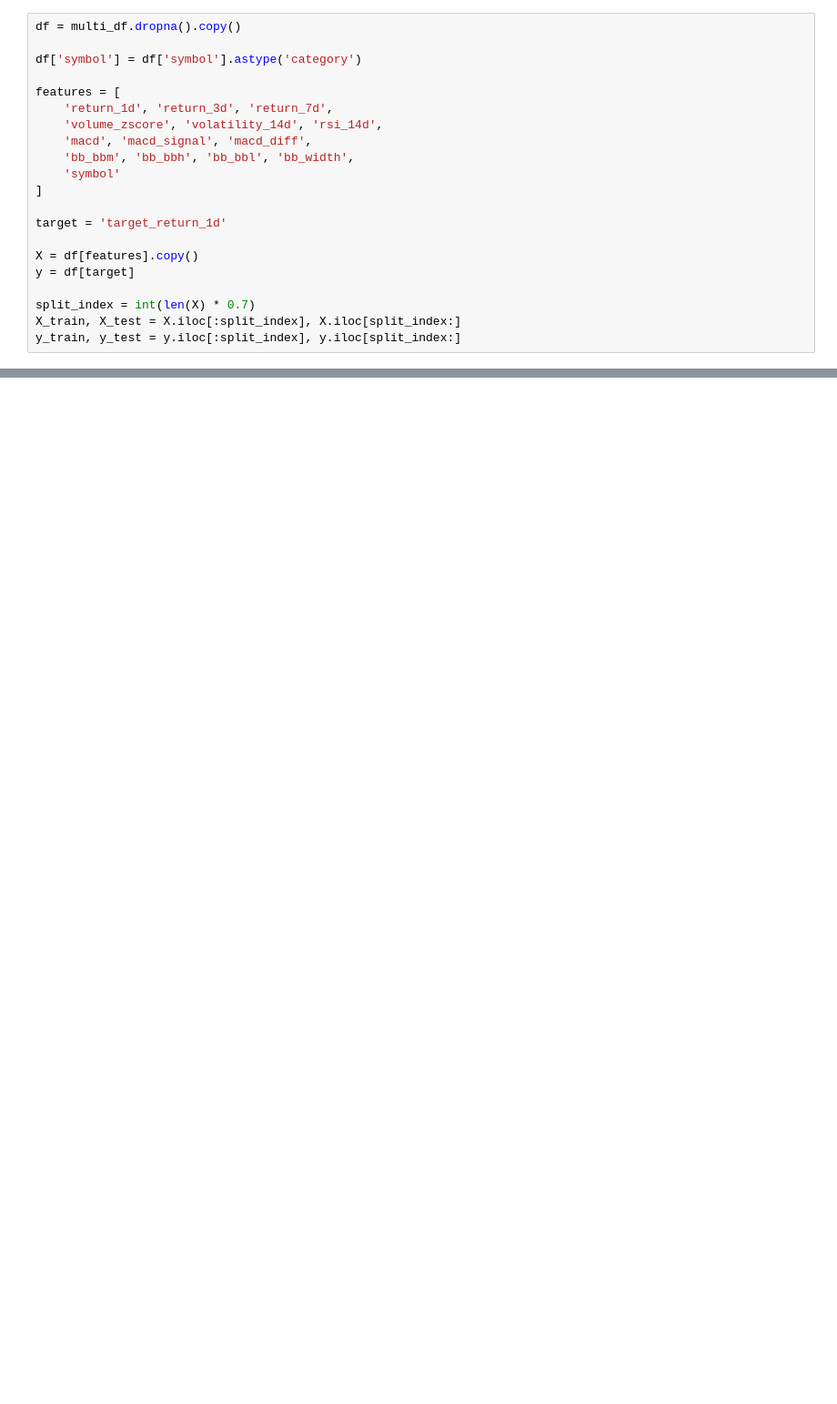
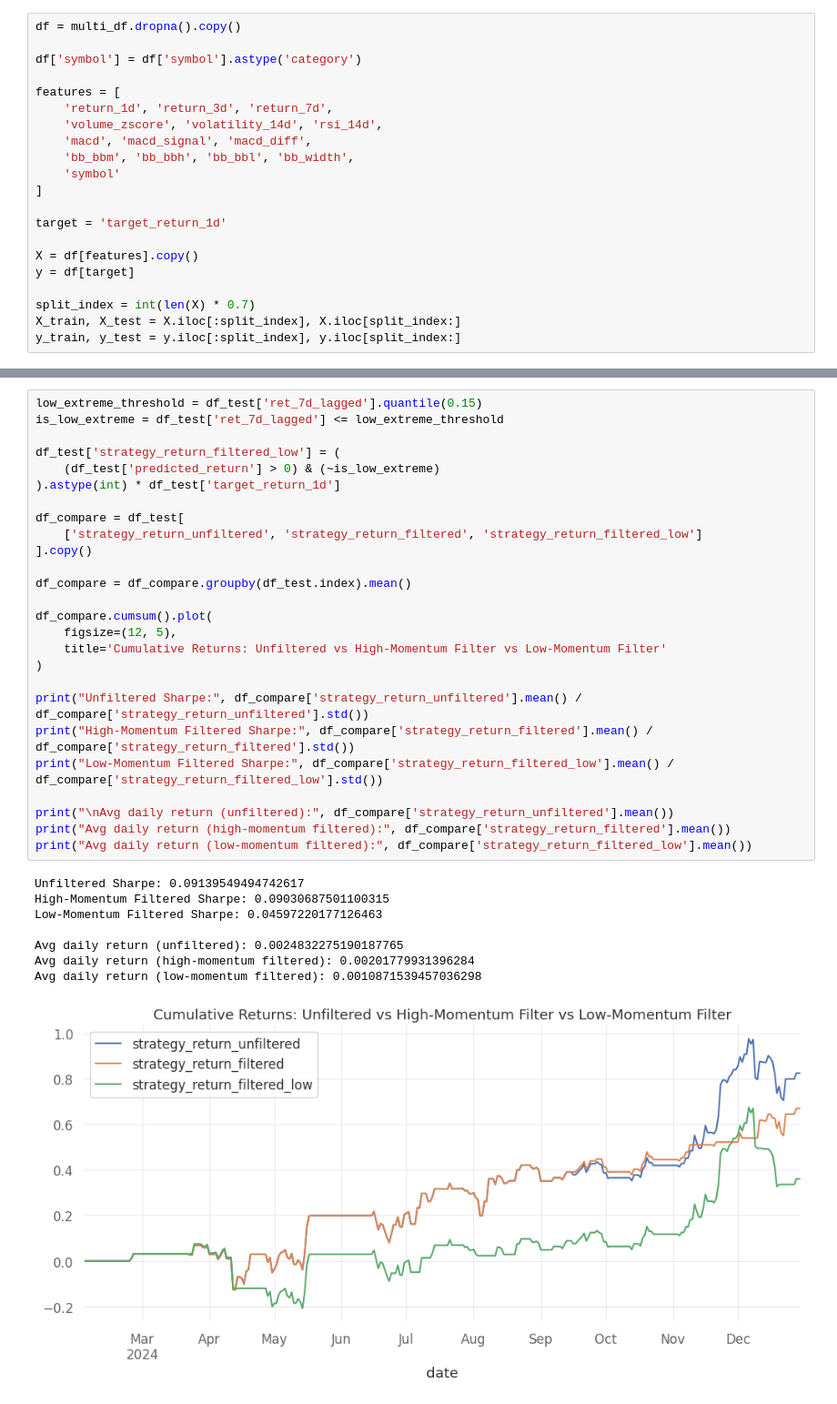
Before and after one commit to monicalamagt/crypto-momentum-model, a Jupyter notebook: phase1_factor_model.ipynb, the cells around one changed output, grey strips where cells are left out. Shown at 91% size. Drawn from its saved outputs; the diff is of its cells as text; blank space fills up the shorter version.

```diff
--- a/phase1_factor_model.ipynb
+++ b/phase1_factor_model.ipynb
@@ -616,0 +567,35 @@ WARNING:matplotlib.font_manager:findfont: Font family 'Arial' not found.
+# %%
+low_extreme_threshold = df_test['ret_7d_lagged'].quantile(0.15)
+is_low_extreme = df_test['ret_7d_lagged'] <= low_extreme_threshold
+
+df_test['strategy_return_filtered_low'] = (
+    (df_test['predicted_return'] > 0) & (~is_low_extreme)
+).astype(int) * df_test['target_return_1d']
+
+df_compare = df_test[
+    ['strategy_return_unfiltered', 'strategy_return_filtered', 'strategy_return_filtered_low']
+].copy()
+
+df_compare = df_compare.groupby(df_test.index).mean()
+
+df_compare.cumsum().plot(
+    figsize=(12, 5),
+    title='Cumulative Returns: Unfiltered vs High-Momentum Filter vs Low-Momentum Filter'
+)
+
+print("Unfiltered Sharpe:", df_compare['strategy_return_unfiltered'].mean() / df_compare['strategy_return_unfiltered'].std())
+print("High-Momentum Filtered Sharpe:", df_compare['strategy_return_filtered'].mean() / df_compare['strategy_return_filtered'].std())
+print("Low-Momentum Filtered Sharpe:", df_compare['strategy_return_filtered_low'].mean() / df_compare['strategy_return_filtered_low'].std())
+
+print("\nAvg daily return (unfiltered):", df_compare['strategy_return_unfiltered'].mean())
+print("Avg daily return (high-momentum filtered):", df_compare['strategy_return_filtered'].mean())
+print("Avg daily return (low-momentum filtered):", df_compare['strategy_return_filtered_low'].mean())
+# %% [output]
+Unfiltered Sharpe: 0.09139549494742617
+High-Momentum Filtered Sharpe: 0.09030687501100315
+Low-Momentum Filtered Sharpe: 0.04597220177126463
+
+Avg daily return (unfiltered): 0.0024832275190187765
+Avg daily return (high-momentum filtered): 0.00201779931396284
+Avg daily return (low-momentum filtered): 0.0010871539457036298
+[figure, added]
```
Also changed, not shown: parts of 29 cells of this notebook.
